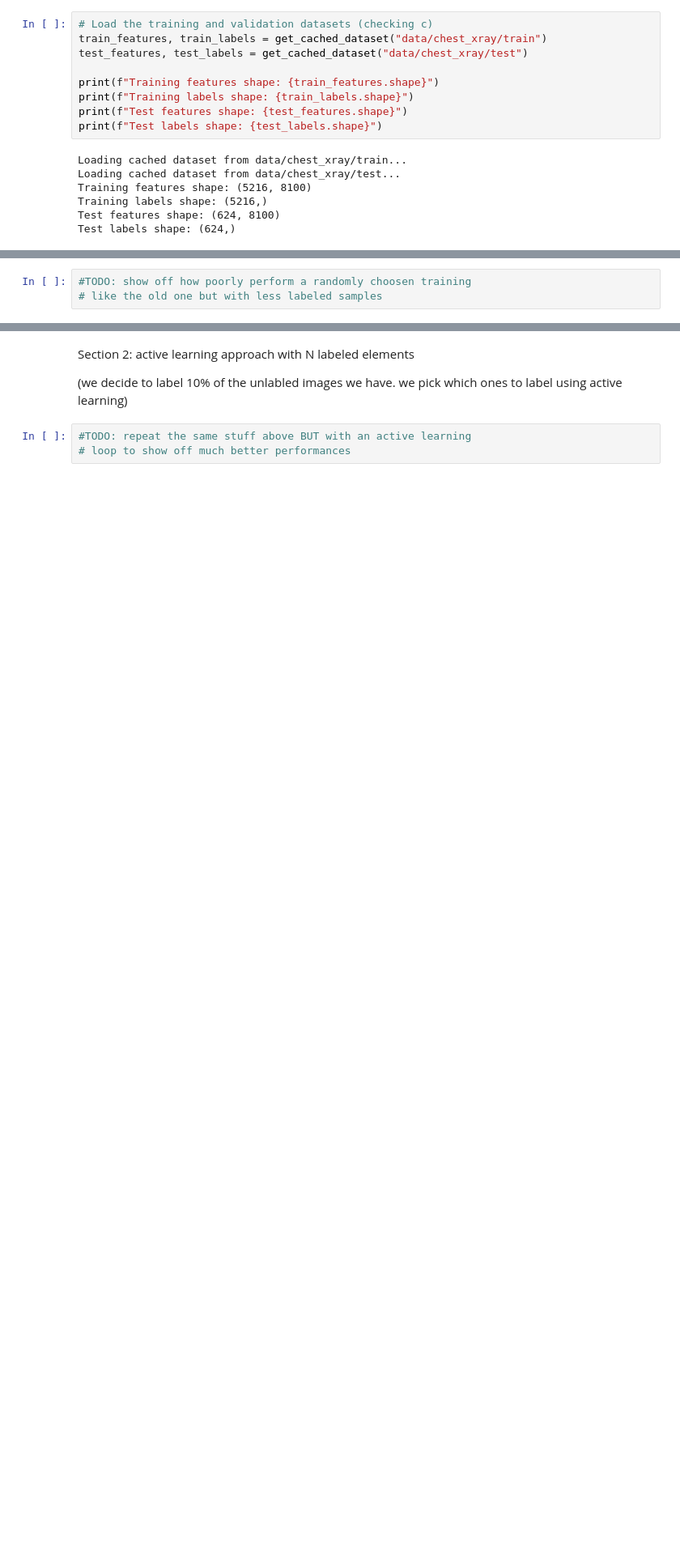
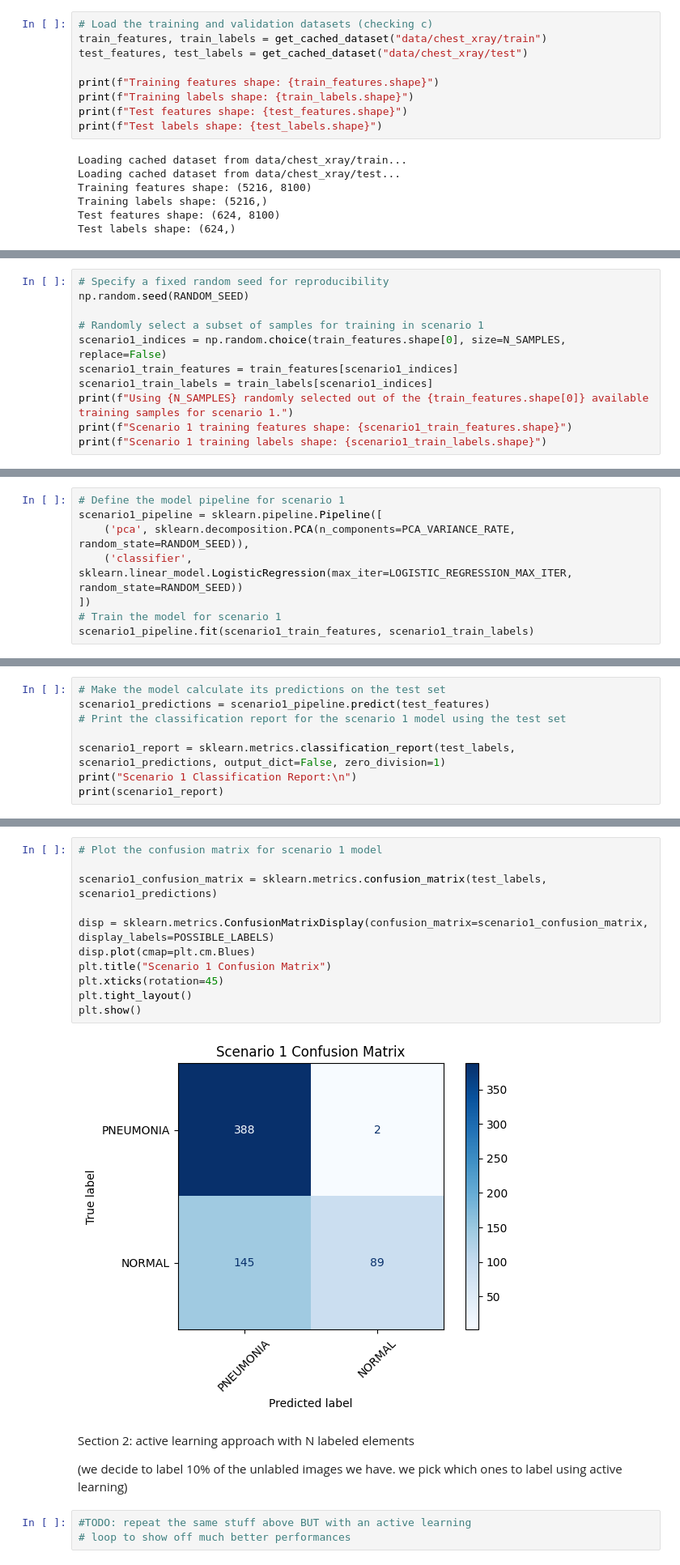
Before and after one commit to LeonardoMantovani/pneumonia_xray_detector, a Jupyter notebook: final.ipynb, the cells around one changed output, grey strips where cells are left out. Shown at 81% size. Saved outputs shown, nothing was run; the diff lists cells and outputs as text; blank space fills up the shorter version.

```diff
--- a/final.ipynb
+++ b/final.ipynb
@@ -119,3 +137,11 @@ Section 1: randomly picked N elements approach
 # %%
-#TODO: show off how poorly perform a randomly choosen training
-# like the old one but with less labeled samples
+# Specify a fixed random seed for reproducibility
+np.random.seed(RANDOM_SEED)
+
+# Randomly select a subset of samples for training in scenario 1
+scenario1_indices = np.random.choice(train_features.shape[0], size=N_SAMPLES, replace=False)
+scenario1_train_features = train_features[scenario1_indices]
+scenario1_train_labels = train_labels[scenario1_indices]
+print(f"Using {N_SAMPLES} randomly selected out of the {train_features.shape[0]} available training samples for scenario 1.")
+print(f"Scenario 1 training features shape: {scenario1_train_features.shape}")
+print(f"Scenario 1 training labels shape: {scenario1_train_labels.shape}")
@@ -121,0 +152,8 @@ Section 1: randomly picked N elements approach
+# %%
+# Define the model pipeline for scenario 1
+scenario1_pipeline = sklearn.pipeline.Pipeline([
+    ('pca', sklearn.decomposition.PCA(n_components=PCA_VARIANCE_RATE, random_state=RANDOM_SEED)),
+    ('classifier', sklearn.linear_model.LogisticRegression(max_iter=LOGISTIC_REGRESSION_MAX_ITER, random_state=RANDOM_SEED))
+])
+# Train the model for scenario 1
+scenario1_pipeline.fit(scenario1_train_features, scenario1_train_labels)
@@ -121,0 +164,8 @@ Section 1: randomly picked N elements approach
+# %%
+# Make the model calculate its predictions on the test set
+scenario1_predictions = scenario1_pipeline.predict(test_features)
+# Print the classification report for the scenario 1 model using the test set
+
+scenario1_report = sklearn.metrics.classification_report(test_labels, scenario1_predictions, output_dict=False, zero_division=1)
+print("Scenario 1 Classification Report:\n")
+print(scenario1_report)
@@ -122,3 +183,16 @@ Section 1: randomly picked N elements approach
+# %%
+# Plot the confusion matrix for scenario 1 model
+
+scenario1_confusion_matrix = sklearn.metrics.confusion_matrix(test_labels, scenario1_predictions)
+
+disp = sklearn.metrics.ConfusionMatrixDisplay(confusion_matrix=scenario1_confusion_matrix, display_labels=POSSIBLE_LABELS)
+disp.plot(cmap=plt.cm.Blues)
+plt.title("Scenario 1 Confusion Matrix")
+plt.xticks(rotation=45)
+plt.tight_layout()
+plt.show()
+# %% [output]
+[figure, added]
 # %% [markdown]
 Section 2: active learning approach with N labeled elements
 
```
Also changed, not shown: parts of 8 cells of this notebook.
